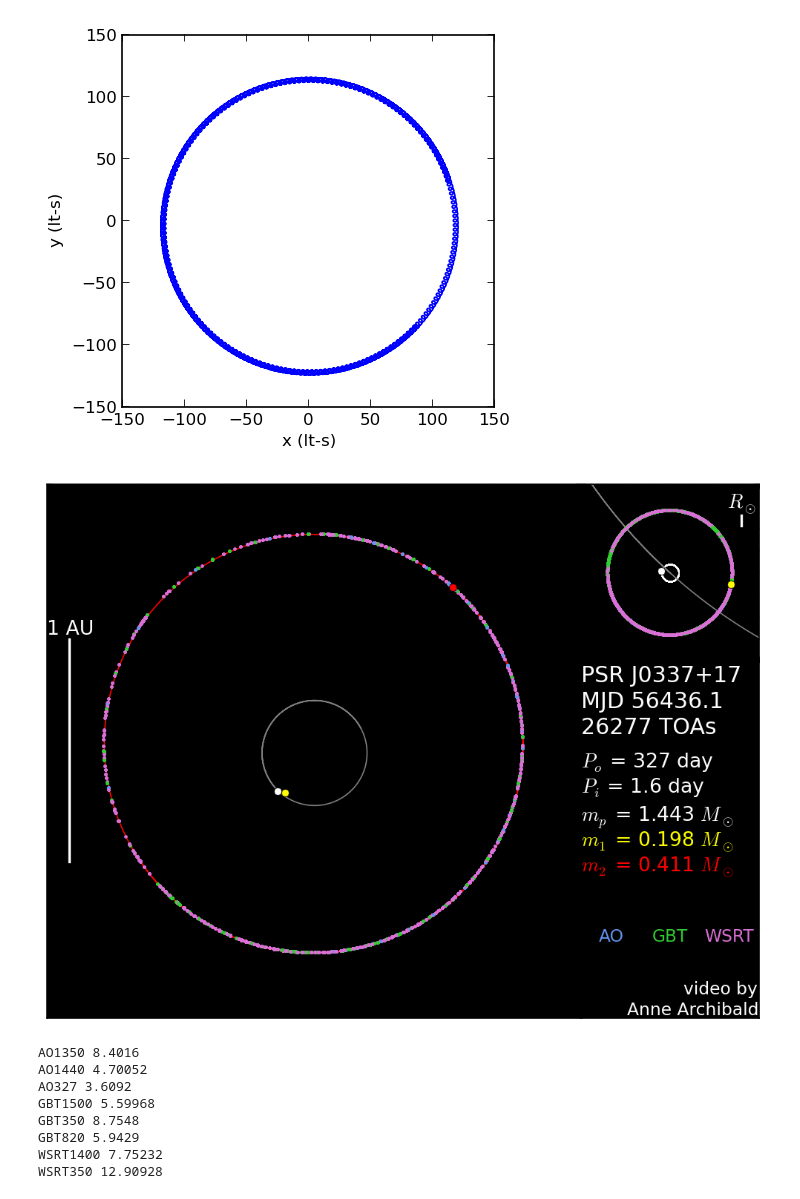
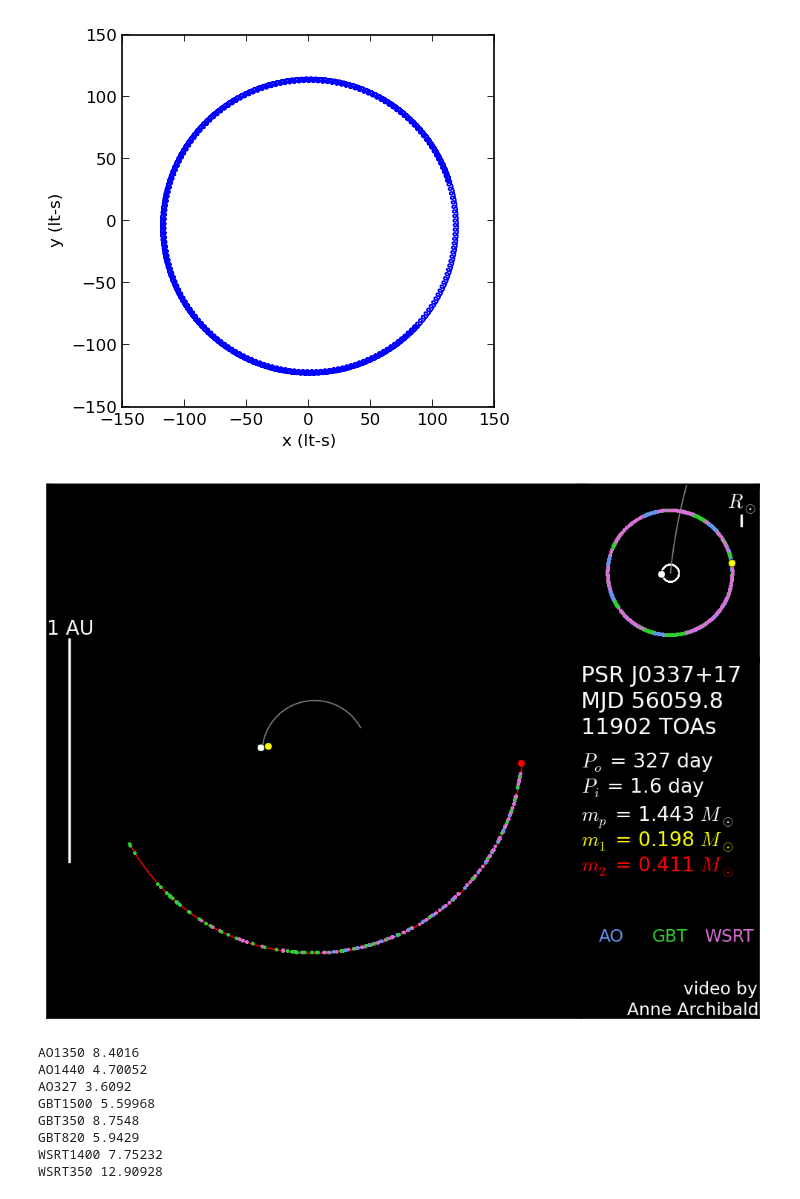
Before and after one commit to aarchiba/triplesystem, a Jupyter notebook: n-diagrams.ipynb, the cells around one changed output. Drawn from its saved outputs; the diff is of its cells as text; code cells hidden in the pictures.

```diff
--- a/n-diagrams.ipynb
+++ b/n-diagrams.ipynb
@@ -32,7 +32,7 @@ plt.plot(bbats[bbats<end],orbit['states'][bbats<end,0])
 [<matplotlib.lines.Line2D at 0x...>]
 [figure]
 # %%
-jobid = "820"
+jobid = "862"
 job_dir = glob(os.path.join("emcee-chains",jobid+".*"))[0]
 d = np.load(os.path.join(job_dir,"fitted_parameters.npz"))
 parameter_means = d['parameter_means'][None][0]
@@ -254,37 +254,37 @@ def update(n):
         if t.startswith("AO"):
             col = ao_color
         elif t.startswith("GBT"):
             col = gbt_color
         elif t.startswith("WSRT"):
             col = wsrt_color
         ax_big.plot([rotated_states_normal[first_new_obs,14]],
                     [rotated_states_normal[first_new_obs,15]],
                     '.',
                     color=col,
                     markersize=obs_markersize,zorder=first_new_obs+100)
         ax_zoom.plot([rotated_states_normal[first_new_obs,7]-cm_normal[first_new_obs,0]],
                      [rotated_states_normal[first_new_obs,8]-cm_normal[first_new_obs,1]],
                      '.',
                      color=col,
                      markersize=obs_markersize,zorder=first_new_obs+100)
         first_new_obs += 1
     mjdreadout.set_text("""PSR J0337+17
 MJD %5.1f
 %d TOAs
 """ % (bbats[i]+F.base_mjd,np.sum(F.mjds-F.base_mjd<=bbats[i])))
 
 w = 8
 fig.set_size_inches(w,w*3./4)
 
 from matplotlib import animation
 
-anim = animation.FuncAnimation(fig, update, init_func=init, frames=int(duration*fps), blit=True)
-anim.save('animation.webm', fps=fps, clear_temp=False, frame_prefix="animation/frame") #, extra_args=['-vcodec', 'libx264'])
-#update(900)
+#anim = animation.FuncAnimation(fig, update, init_func=init, frames=int(duration*fps), blit=True)
+#anim.save('animation.webm', fps=fps, clear_temp=False, frame_prefix="animation/frame") #, extra_args=['-vcodec', 'libx264'])
+update(900)
 
 plt.show()
 # %% [output]
-[figure, old version]
+[figure, new version]
 # %%
 #from IPython.display import HTML
 #video = open("animation.mp4", "rb").read()
```
Also changed, not shown: parts of 9 cells of this notebook, 13 other files.
